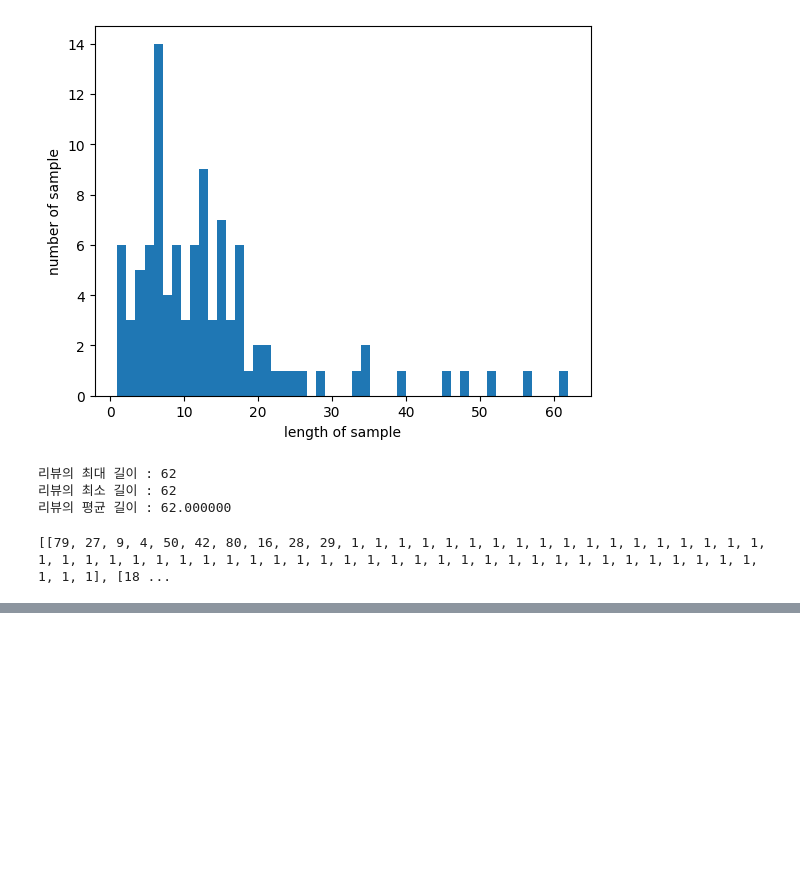
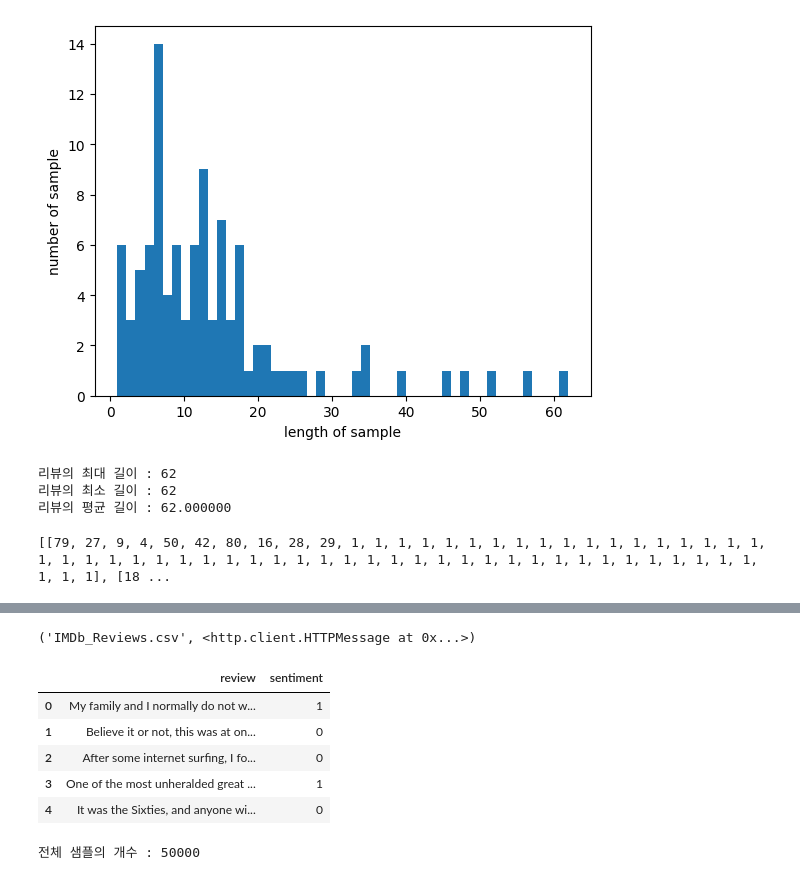
Before and after one commit to blakej2432/Pytorch_Deep, a Jupyter notebook: 08_자연어처리_전처리.ipynb, the cells around one changed output, grey strips where cells are left out. Drawn from its saved outputs; the diff is of its cells as text; code cells hidden in the pictures; blank space fills up the shorter version.

```diff
--- a/08_자연어처리_전처리.ipynb
+++ b/08_자연어처리_전처리.ipynb
@@ -237,0 +269,18 @@ print(encoded[:3])
+# %%
+urllib.request.urlretrieve("https://raw.githubusercontent.com/LawrenceDuan/IMDb-Review-Analysis/master/IMDb_Reviews.csv", filename="IMDb_Reviews.csv")
+# %% [output]
+('IMDb_Reviews.csv', <http.client.HTTPMessage at 0x...>)
+# %%
+df = pd.read_csv('IMDb_Reviews.csv', encoding='latin1')
+df.head()
+# %% [output]
+|  | review | sentiment |
+| 0 | My family and I normally do not w... | 1 |
+| 1 | Believe it or not, this was at on... | 0 |
+| 2 | After some internet surfing, I fo... | 0 |
+| 3 | One of the most unheralded great ... | 1 |
+| 4 | It was the Sixties, and anyone wi... | 0 |
+# %%
+print('전체 샘플의 개수 : {}'.format(len(df)))
+# %% [output]
+전체 샘플의 개수 : 50000
```
Also changed, not shown: parts of 42 cells of this notebook.
